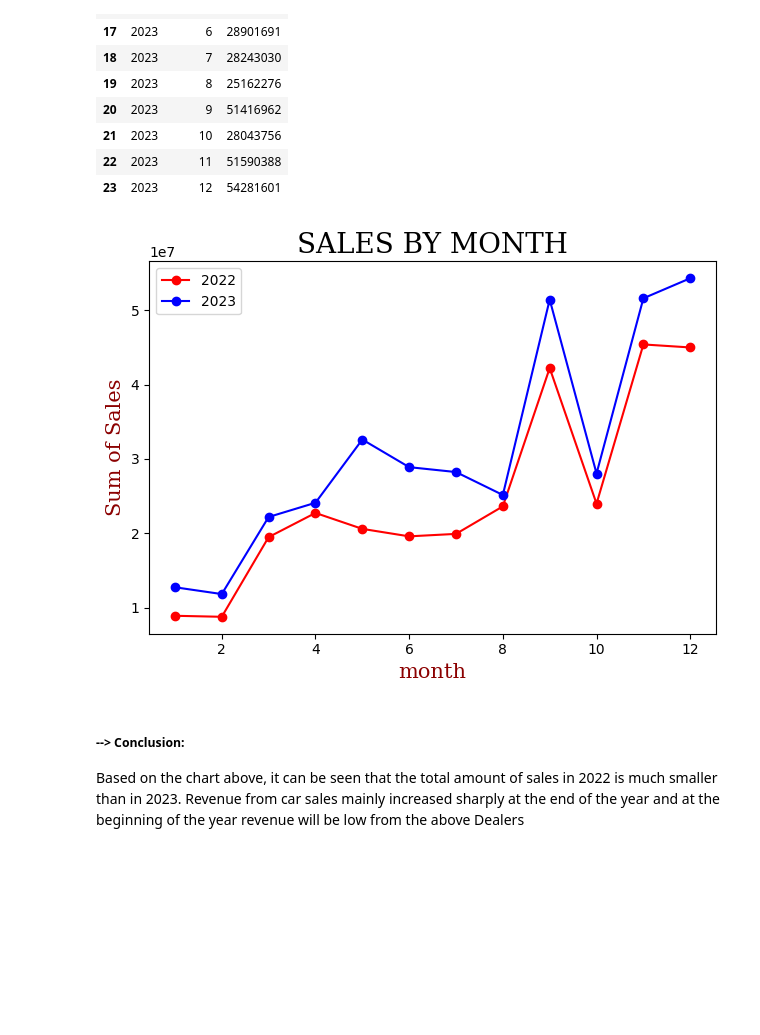
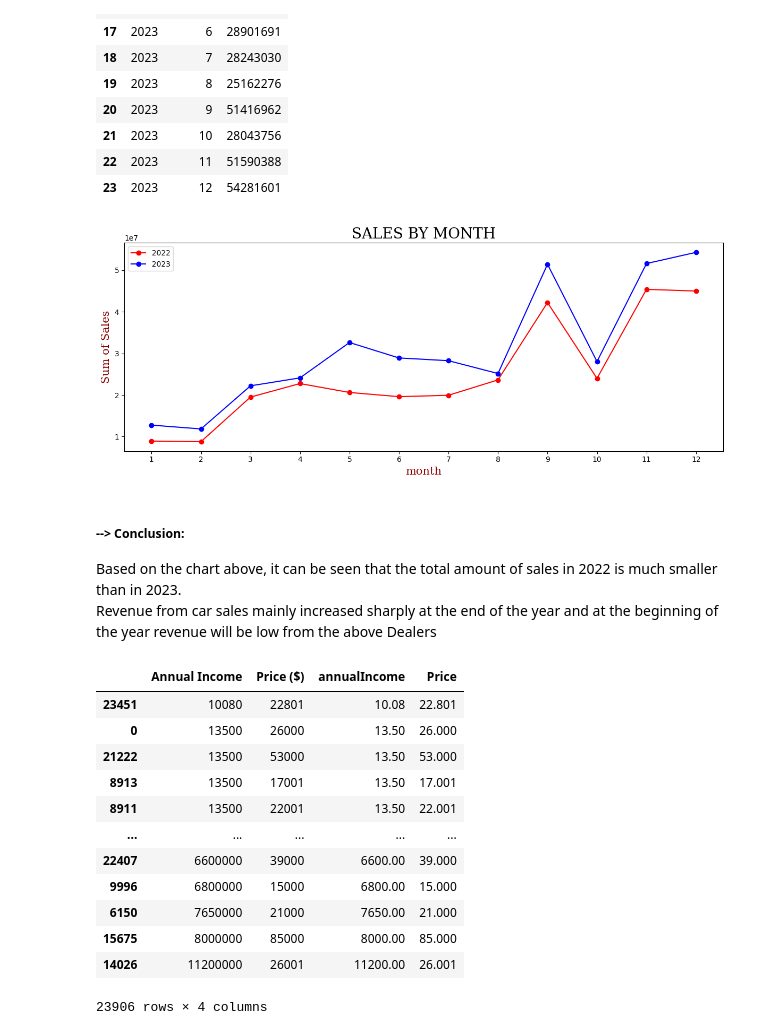
Before and after one commit to dontask1124/ANALYZING-CAR-SALES-DATA-USING-PYTHON, a Jupyter notebook: main.ipynb, the cells around one changed output. Drawn from its saved outputs; the diff is of its cells as text; code cells hidden in the pictures; blank space fills up the shorter version.

```diff
--- a/main.ipynb
+++ b/main.ipynb
@@ -167,17 +148,39 @@ date_Price_Month_2023
 font1 = {'family':'serif','color':'blue','size':20}
 font2 = {'family':'serif','color':'darkred','size':15}
 # %%
+plt.figure(figsize=(12,5))
 
 plt.plot('month', "Price ($)", data = date_Price_Month_2022, marker = "o" , color = 'red')
 plt.plot('month', "Price ($)", data = date_Price_Month_2023, marker = "o" , color = 'blue')
+plt.xticks(date_Price_Month_2023['month'], [x+1 for x in range(12)])
+
 plt.legend(['2022','2023'])
 plt.title("SALES BY MONTH", fontdict = font1, color = 'black')
 plt.xlabel("month", fontdict= font2)
 plt.ylabel("Sum of Sales", fontdict= font2)
 plt.tight_layout()
 plt.show()
 # %% [output]
-[figure, old version]
+[figure, new version]
 # %% [markdown]
-<h5>--> Conclusion:</h5> <p>Based on the chart above, it can be seen that the total amount of sales in 2022 is much smaller than in 2023.
+<h5>--> Conclusion:</h5> <p>Based on the chart above, it can be seen that the total amount of sales in 2022 is much smaller than in 2023.<br>
 Revenue from car sales mainly increased sharply at the end of the year and at the beginning of the year revenue will be low from the above Dealers</p>
+# %%
+annualIncome_Vs_Price = data[['Annual Income','Price ($)']].sort_values(by= 'Annual Income')
+annualIncome_Vs_Price['annualIncome'] = annualIncome_Vs_Price['Annual Income']/1000
+annualIncome_Vs_Price['Price'] = annualIncome_Vs_Price['Price ($)']/1000
+annualIncome_Vs_Price
+# %% [output]
+|  | Annual Income | Price ($) | annualIncome | Price |
+| 23451 | 10080 | 22801 | 10.08 | 22.801 |
+| 0 | 13500 | 26000 | 13.50 | 26.000 |
+| 21222 | 13500 | 53000 | 13.50 | 53.000 |
+| 8913 | 13500 | 17001 | 13.50 | 17.001 |
+| 8911 | 13500 | 22001 | 13.50 | 22.001 |
+| ... | ... | ... | ... | ... |
+| 22407 | 6600000 | 39000 | 6600.00 | 39.000 |
+| 9996 | 6800000 | 15000 | 6800.00 | 15.000 |
+| 6150 | 7650000 | 21000 | 7650.00 | 21.000 |
+| 15675 | 8000000 | 85000 | 8000.00 | 85.000 |
+| 14026 | 11200000 | 26001 | 11200.00 | 26.001 |
+23906 rows × 4 columns
```
Also changed, not shown: parts of 4 cells of this notebook.
